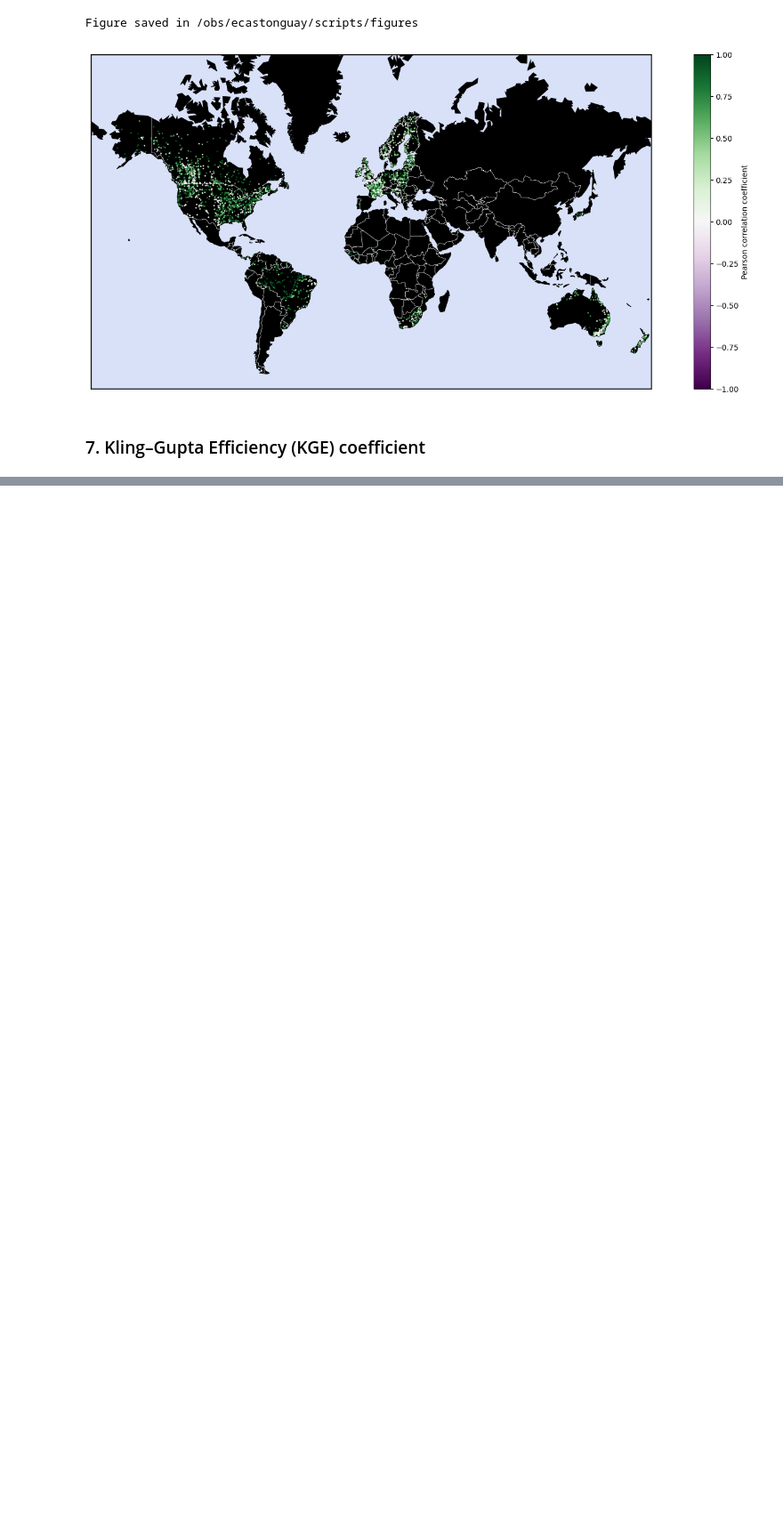
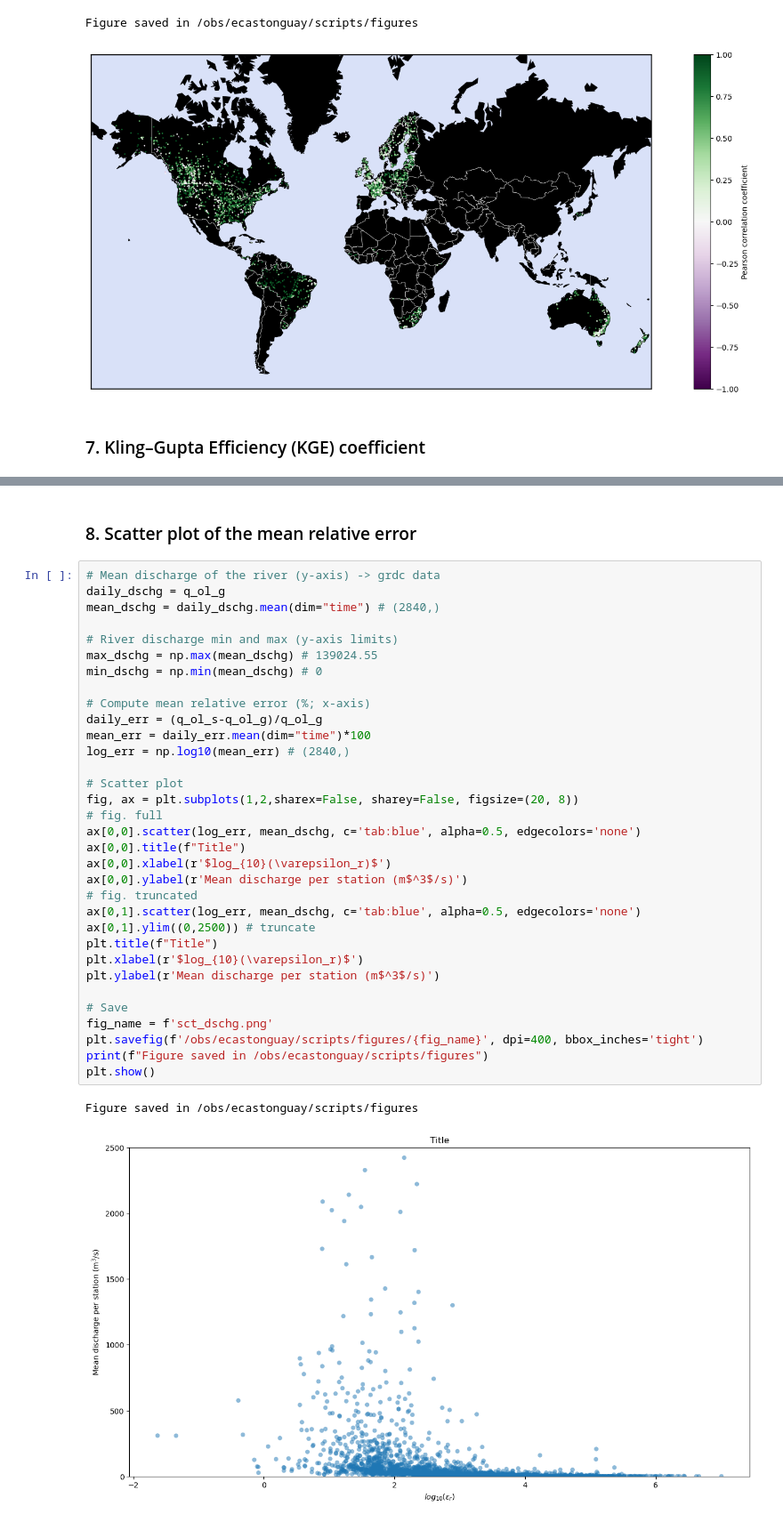
Before and after one commit to evecastonguay/Stage2026, a Jupyter notebook: discharge_dset.ipynb, the cells around one changed output, grey strips where cells are left out. Shown at 89% size. Drawn from its saved outputs; the diff is of its cells as text; blank space fills up the shorter version.

```diff
--- a/discharge_dset.ipynb
+++ b/discharge_dset.ipynb
@@ -828,3 +831,41 @@ plt.show()
 # %% [output]
 Figure saved in /obs/ecastonguay/scripts/figures
 [figure]
+# %% [markdown]
+### 8. Scatter plot of the mean relative error
+# %%
+# Mean discharge of the river (y-axis) -> grdc data
+daily_dschg = q_ol_g
+mean_dschg = daily_dschg.mean(dim="time") # (2840,)
+
+# River discharge min and max (y-axis limits)
+max_dschg = np.max(mean_dschg) # 139024.55
+min_dschg = np.min(mean_dschg) # 0
+
+# Compute mean relative error (%; x-axis)
+daily_err = (q_ol_s-q_ol_g)/q_ol_g
+mean_err = daily_err.mean(dim="time")*100
+log_err = np.log10(mean_err) # (2840,)
+
+# Scatter plot
+fig, ax = plt.subplots(1,2,sharex=False, sharey=False, figsize=(20, 8))
+# fig. full
+ax[0,0].scatter(log_err, mean_dschg, c='tab:blue', alpha=0.5, edgecolors='none')
+ax[0,0].title(f"Title")
+ax[0,0].xlabel(r'$log_{10}(\varepsilon_r)$')
+ax[0,0].ylabel(r'Mean discharge per station (m$^3$/s)')
+# fig. truncated
+ax[0,1].scatter(log_err, mean_dschg, c='tab:blue', alpha=0.5, edgecolors='none')
+ax[0,1].ylim((0,2500)) # truncate
+plt.title(f"Title")
+plt.xlabel(r'$log_{10}(\varepsilon_r)$')
+plt.ylabel(r'Mean discharge per station (m$^3$/s)')
+
+# Save
+fig_name = f'sct_dschg.png'
+plt.savefig(f'/obs/ecastonguay/scripts/figures/{fig_name}', dpi=400, bbox_inches='tight')
+print(f"Figure saved in /obs/ecastonguay/scripts/figures")
+plt.show()
+# %% [output]
+Figure saved in /obs/ecastonguay/scripts/figures
+[figure, added]
```
Also changed, not shown: parts of 4 cells of this notebook.
